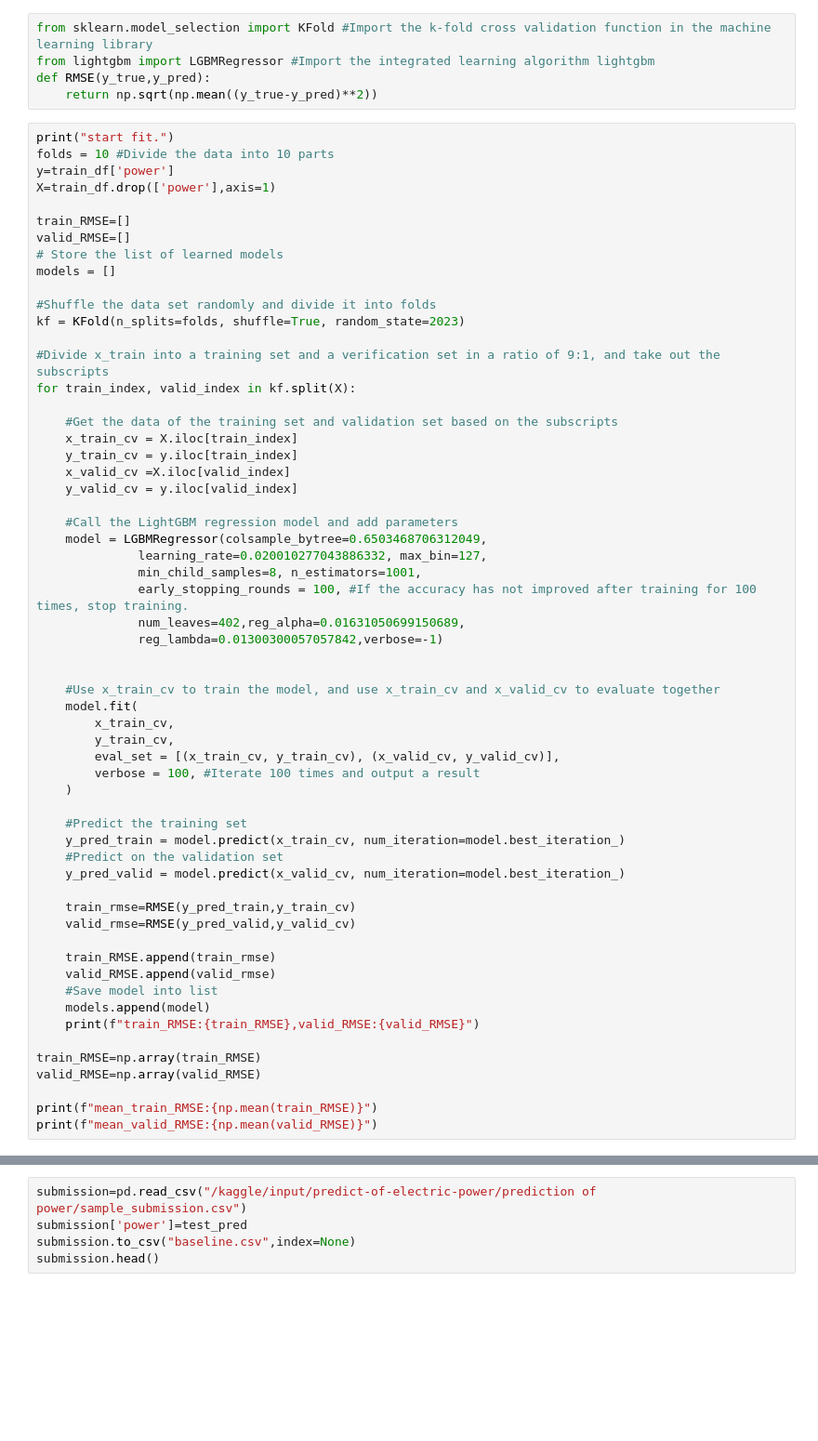
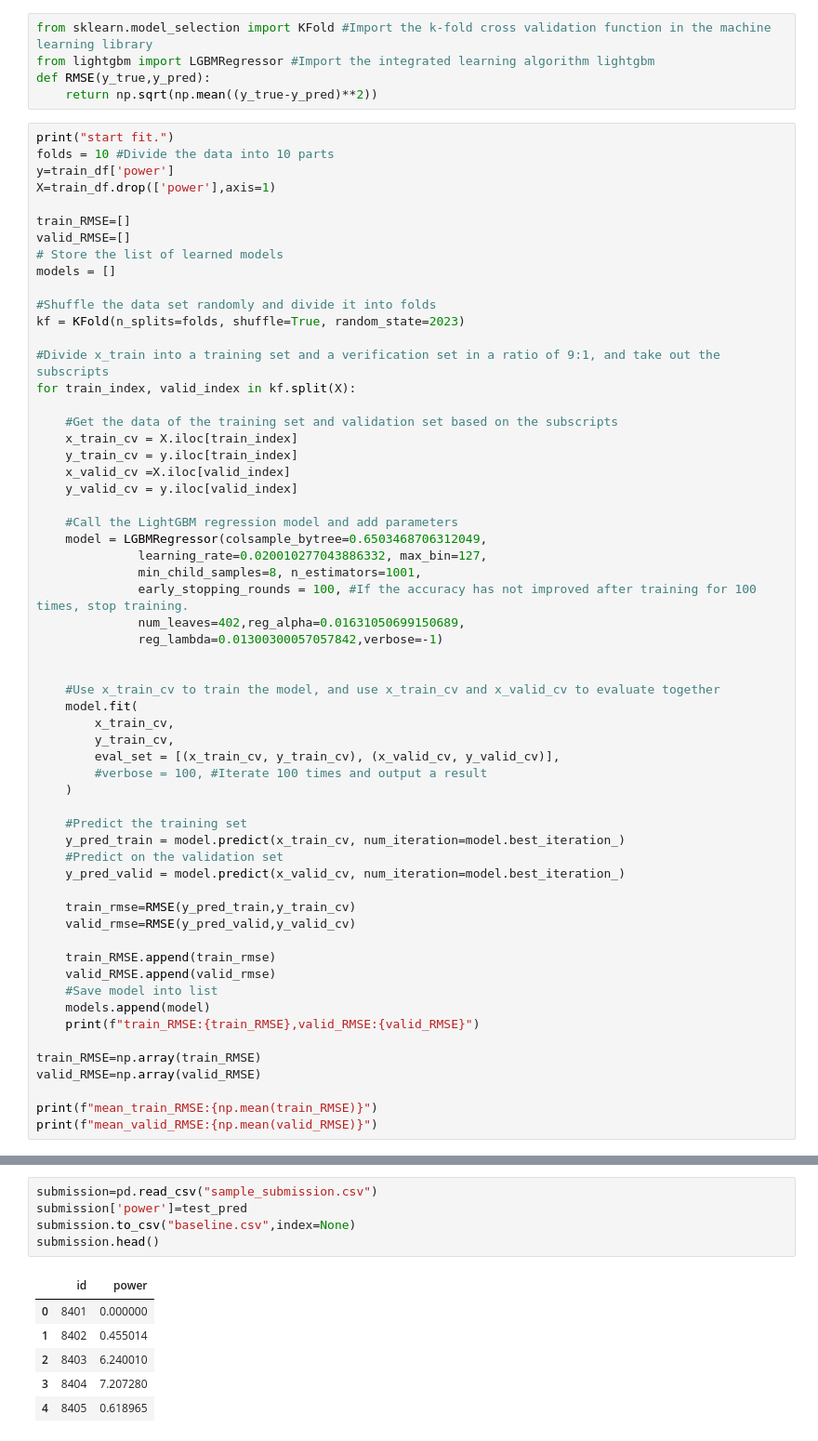
Before and after one commit to amirhosseinamerimanesh/kaggle_predict_power, a Jupyter notebook: 2023predict-of-electric-power-baseline.ipynb, the cells around one changed output, grey strips where cells are left out. Shown at 93% size. Drawn from its saved outputs; the diff is of its cells as text; blank space fills up the shorter version.

```diff
--- a/2023predict-of-electric-power-baseline.ipynb
+++ b/2023predict-of-electric-power-baseline.ipynb
@@ -130,7 +156,7 @@ for train_index, valid_index in kf.split(X):
         x_train_cv,
         y_train_cv,
         eval_set = [(x_train_cv, y_train_cv), (x_valid_cv, y_valid_cv)],
-        verbose = 100, #Iterate 100 times and output a result
+        #verbose = 100, #Iterate 100 times and output a result
     )
 
     #Predict the training set
@@ -172,5 +226,12 @@ test_pred[:50]
 # %%
-submission=pd.read_csv("/kaggle/input/predict-of-electric-power/prediction of power/sample_submission.csv")
+submission=pd.read_csv("sample_submission.csv")
 submission['power']=test_pred
 submission.to_csv("baseline.csv",index=None)
 submission.head()
+# %% [output]
+|  | id | power |
+| 0 | 8401 | 0.000000 |
+| 1 | 8402 | 0.455014 |
+| 2 | 8403 | 6.240010 |
+| 3 | 8404 | 7.207280 |
+| 4 | 8405 | 0.618965 |
```
Also changed, not shown: parts of 18 cells of this notebook.
